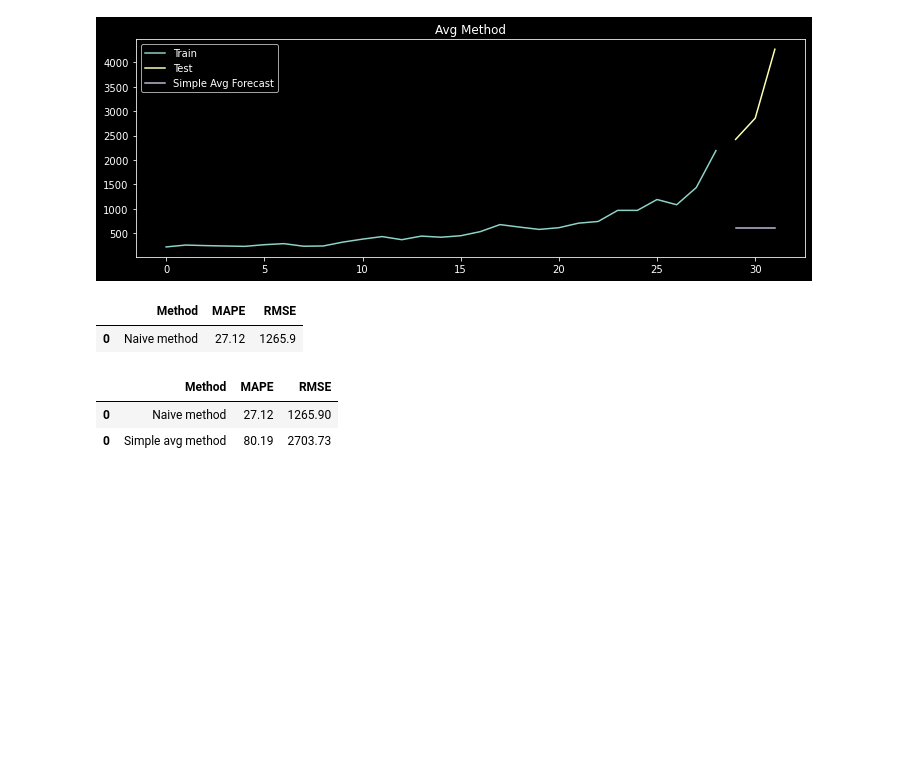
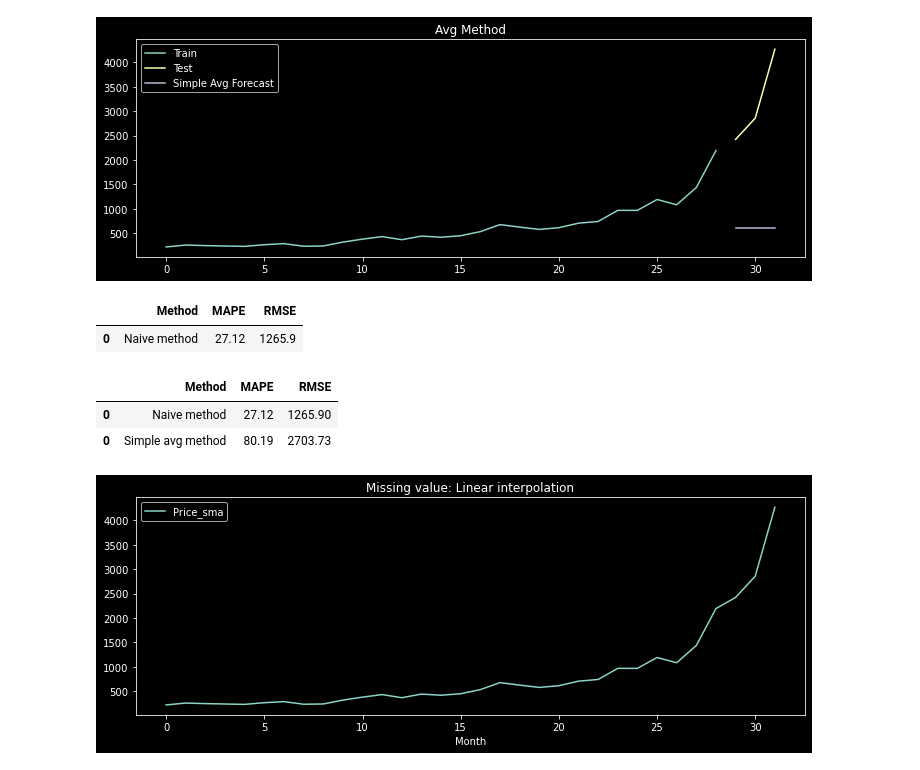
Before and after one commit to chethanbr86/MLDL_projects, a Jupyter notebook: Timeseries/airline-passenger-traffic_upgrad/bitcoin.ipynb, the cells around one changed output. Cells and saved outputs as stored; diff of their text form; code cells hidden in the pictures; blank space fills up the shorter version.

```diff
--- a/Timeseries/airline-passenger-traffic_upgrad/bitcoin.ipynb
+++ b/Timeseries/airline-passenger-traffic_upgrad/bitcoin.ipynb
@@ -110,3 +110,14 @@ results
 |  | Method | MAPE | RMSE |
 | 0 | Naive method | 27.12 | 1265.90 |
 | 0 | Simple avg method | 80.19 | 2703.73 |
+# %%
+y_hat_sma = df.copy()
+# %%
+#handling null values
+y_hat_sma = y_hat_sma.assign(Price_sma = y_hat_sma.Price.interpolate(method='linear'))
+y_hat_sma[['Price_sma']].plot(figsize=(12,4))
+plt.legend(loc='best')
+plt.title('Missing value: Linear interpolation')
+plt.show(block=False)
+# %% [output]
+[figure, added]
```
Also changed, not shown: parts of 17 cells of this notebook, 1 other file.
